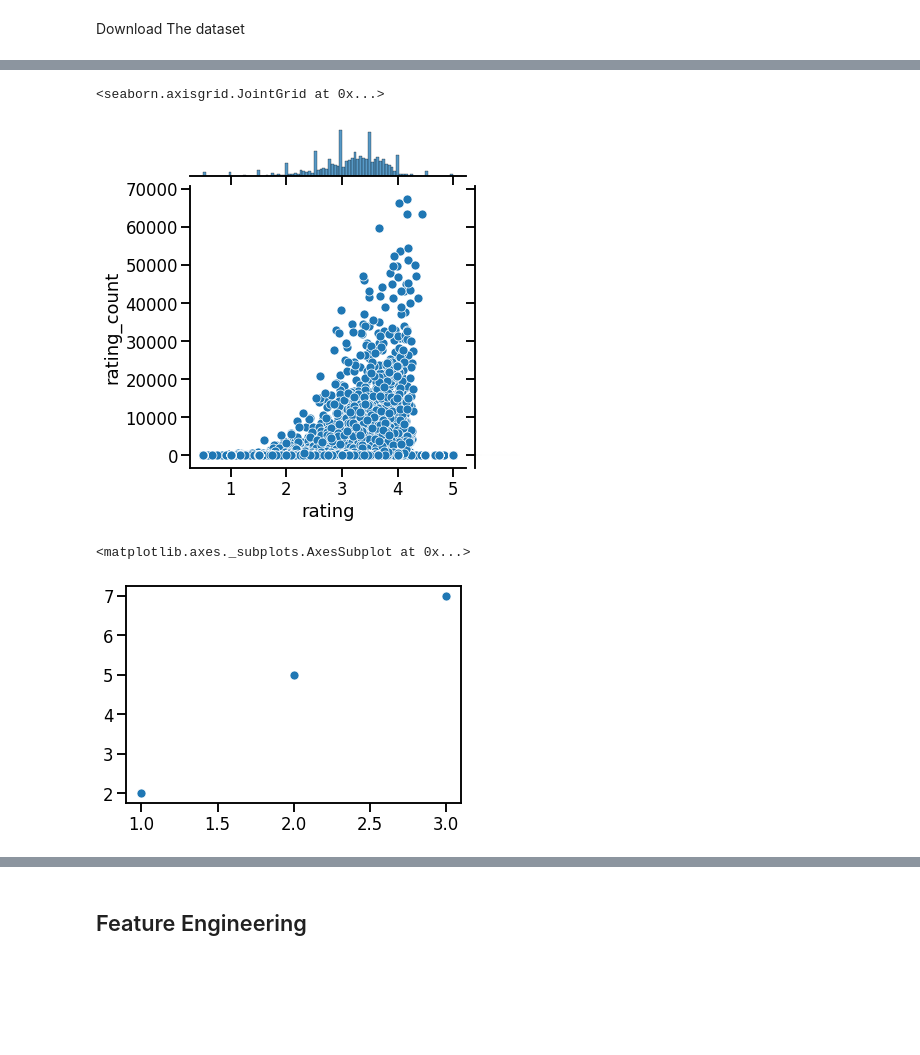
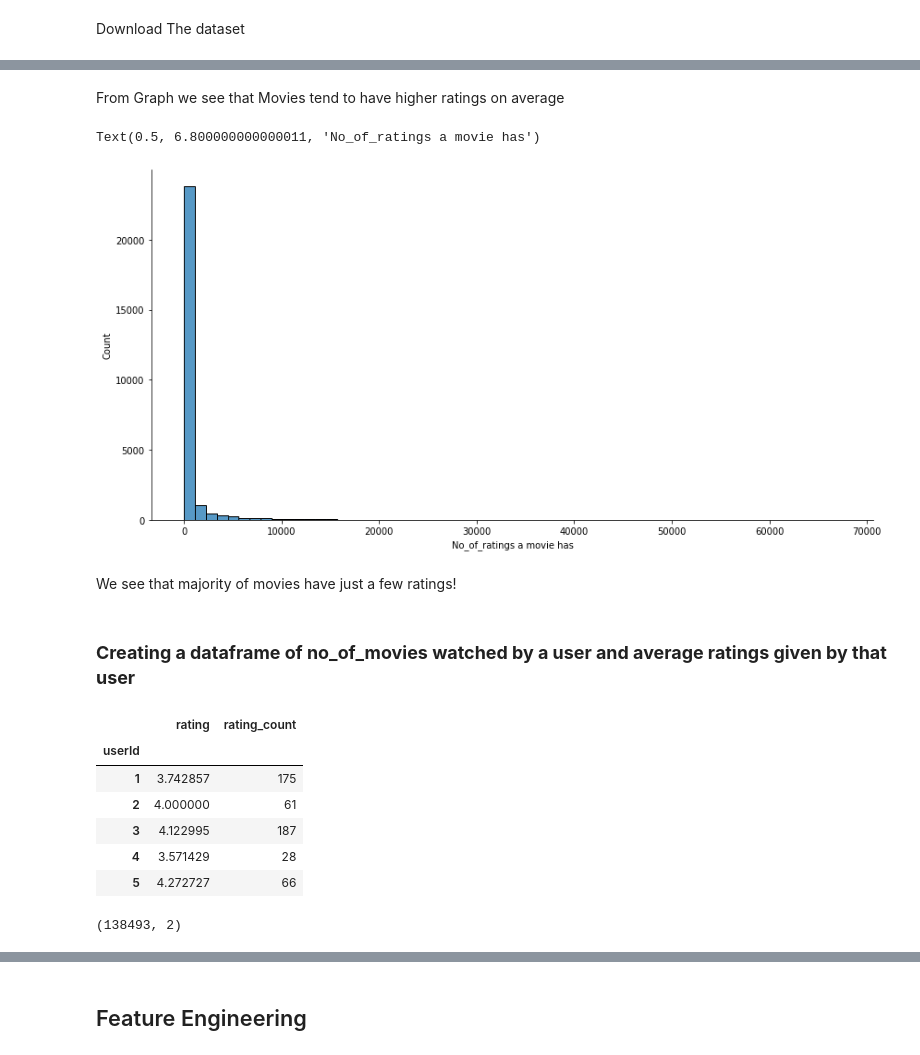
Before and after one commit to Vijay1C/Movie_Recomendation, a Jupyter notebook: Recomendation_System_MovieLens.ipynb, the cells around one changed output, grey strips where cells are left out. Saved outputs shown, nothing was run; the diff lists cells and outputs as text; code cells hidden in the pictures; blank space fills up the shorter version.

```diff
--- a/Recomendation_System_MovieLens.ipynb
+++ b/Recomendation_System_MovieLens.ipynb
@@ -133,15 +118,33 @@ sns.displot(data=ratings_stats, x="rating", height=6, aspect=2)
-# %%
-# Let's look at the relationship between ratings and ratings count.
-sns.jointplot(data=ratings_stats, x='rating',y='rating_count')
-
-# This suggests a few things:
-# (a) Movies with higher ratings tend to be rated more often
-# (b) Extreme ratings (both high and low) tend to have just few ratings
-# %% [output]
-<seaborn.axisgrid.JointGrid at 0x...>
-[figure, removed]
-# %%
-sns.scatterplot([1,2,3],[2,5,7])
-# %% [output]
-<matplotlib.axes._subplots.AxesSubplot at 0x...>
-[figure, removed]
+# %% [markdown]
+From Graph we see that Movies tend to have higher ratings on average
+# %%
+# Checking the number_of_ratings histogram
+
+import seaborn as sns
+sns.displot(data=avg_movie_ratings, x="rating_count", bins=60, height=6, aspect=2)
+plt.xlabel("No_of_ratings a movie has")
+# %% [output]
+Text(0.5, 6.800000000000011, 'No_of_ratings a movie has')
+[figure, added]
+# %% [markdown]
+We see that majority of movies have just a few ratings!
+# %% [markdown]
+### **Creating a dataframe of no_of_movies watched by a user and average ratings given by that user**
+# %%
+# Creating the dataframe
+
+avg_user_ratings = pd.DataFrame(ratings.groupby("userId").mean()['rating'])
+avg_user_ratings['rating_count'] = pd.DataFrame(ratings.groupby("userId").count()["rating"])
+avg_user_ratings.head()
+# %% [output]
+|  | rating | rating_count |
+| userId |  |  |
+| 1 | 3.742857 | 175 |
+| 2 | 4.000000 | 61 |
+| 3 | 4.122995 | 187 |
+| 4 | 3.571429 | 28 |
+| 5 | 4.272727 | 66 |
+# %%
+avg_user_ratings.shape
+# %% [output]
+(138493, 2)
```
Also changed, not shown: parts of 25 cells of this notebook.
